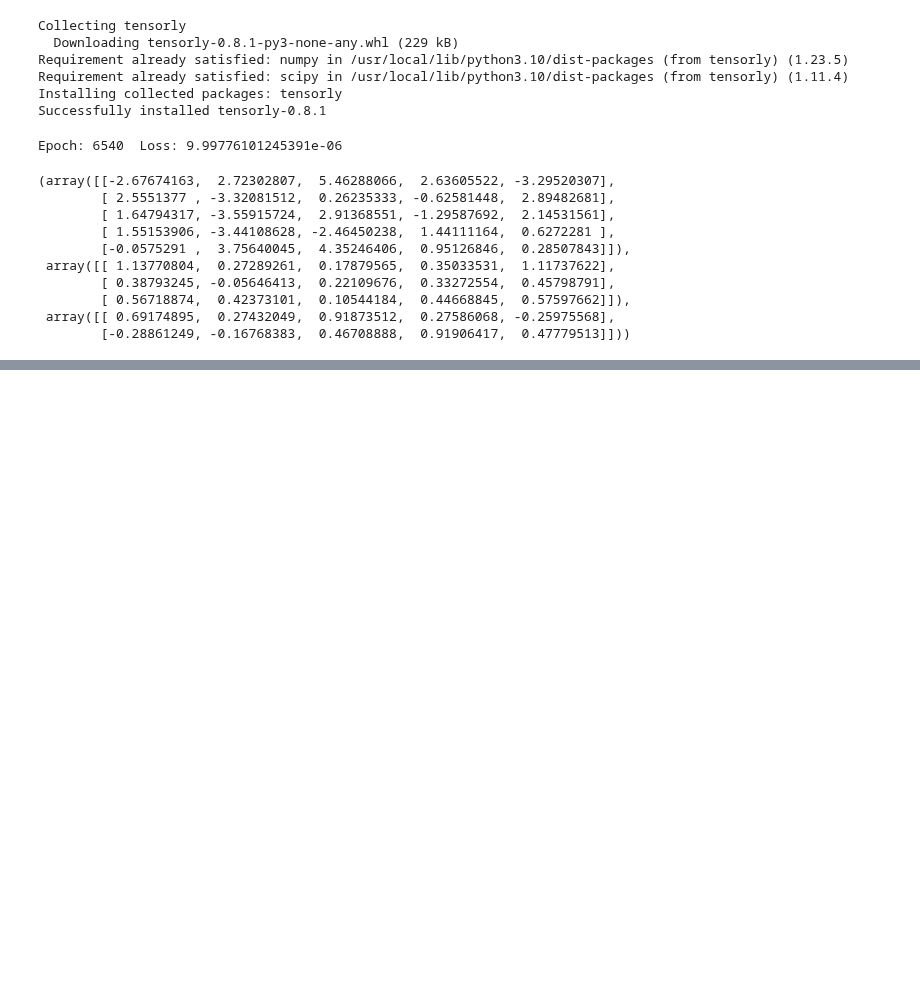
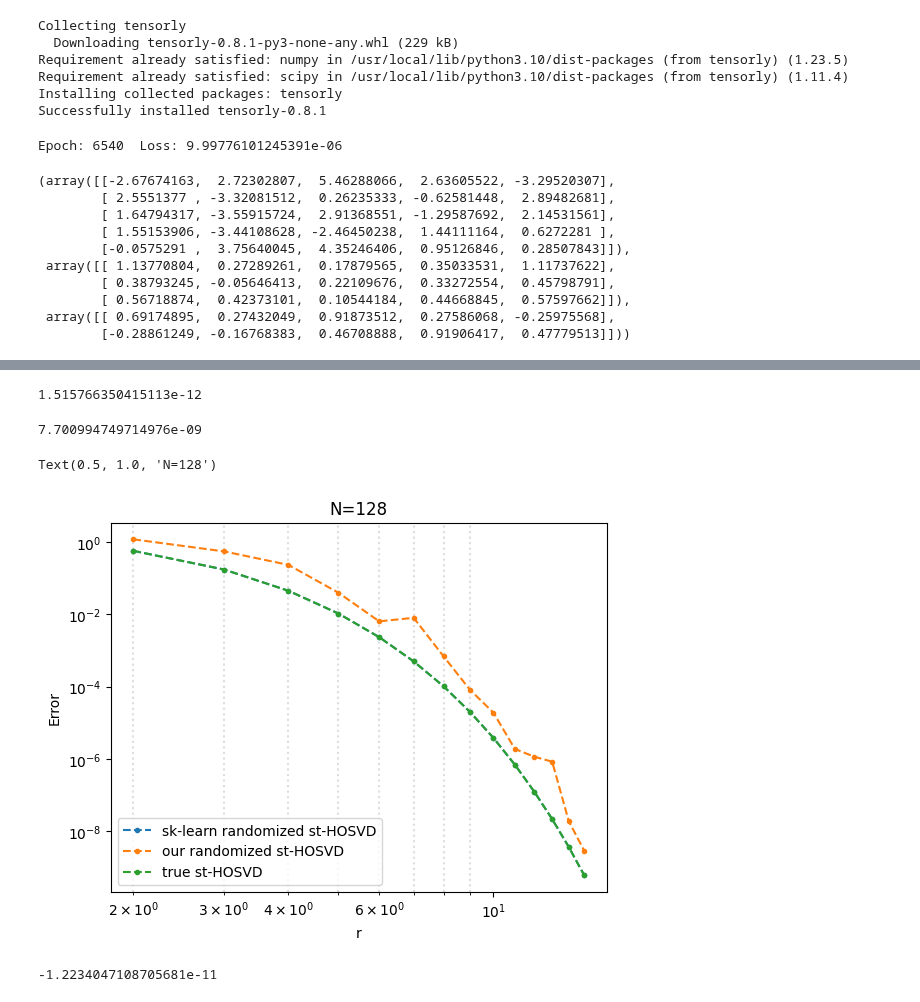
Before and after one commit to ol3gka/AI_Masters_NLA_projects_Matrix_Masters, a Jupyter notebook: Project_2/project_2.ipynb, the cells around one changed output, grey strips where cells are left out. Cells and saved outputs as stored; diff of their text form; code cells hidden in the pictures; blank space fills up the shorter version.

```diff
--- a/Project_2/project_2.ipynb
+++ b/Project_2/project_2.ipynb
@@ -277,0 +396,62 @@ https://github.com/G-Ryzhakov/Constructive-TT/blob/main/cooperative_games.ipynb
+# %%
+# Тесты
+g, u, v, w = mHOSVD_3d(A,15,15,15)
+err(A,g.transpose([0,2,1]), u, v, w.T)
+# %% [output]
+1.515766350415113e-12
+# %%
+T = np.array([(1/(i+2*j+3*k+2)) for i in range(N) for j in range(N) for k in range(N)]).reshape(N, N, N)
+g,u,v,w = HOSVD(T,N,15,homebrew_svd)
+err(T, g,u,v,w)
+# %% [output]
+7.700994749714976e-09
+# %%
+rand_times = []
+r1 = 2
+r2 = 2
+r3 = 2
+mhosvd_array=[]
+randomized_array=[]
+homebrew_array=[]
+true_array=[]
+T = np.array([1/(i+2*j+3*k+2) for i in range(N) for j in range(N) for k in range(N)]).reshape(N, N, N)
+#Nm = np.array([2**i for i in range(5,9)])
+for r in range(2,16):
+    r1,r2,r3=r,r,r
+    N = 128
+    #start_time = time.time()
+    G, U1, U2, U3 = HOSVD(T, N,[r1, r2, r3],randomized_svd)
+    #end_time = time.time()
+    randomized_array.append(err(T,G,U1,U2,U3))
+
+    #start_time = time.time()
+    G, U1, U2, U3 = HOSVD(T, N,[r1, r2, r3],homebrew_svd)
+    #end_time = time.time()
+    homebrew_array.append(err(T,G,U1,U2,U3))
+
+    #start_time = time.time()
+    G, U1, U2, U3 = HOSVD(T, N,[r1, r2, r3],true_svd)
+    #end_time = time.time()
+    true_array.append(err(T,G,U1,U2,U3))
+
+    #start_time = time.time()
+    G, U1, U2, U3 = mHOSVD_3d(T, r1, r2, r3)
+    #end_time = time.time()
+    mhosvd_array.append(err(T,G.transpose([1,0,2]),U1,U2,U3.T))
+    #mhosvd_array.append(np.linalg.norm((U3@((U2@((U1 @ G.reshape(r3, r2*r1)).reshape(N, r2, r1)).transpose([1, 2, 0]).reshape(r2, r1*N)).reshape(N, r1, N).transpose([1, 0, 2])).reshape(r1, N**2)) - T.reshape(N, N**2)))
+# %%
+fm = [i for i in range(2,16)]
+plt.loglog(fm, randomized_array,'.--',fm, homebrew_array,'.--', fm,true_array,'.--')
+plt.grid(which='minor', color='#DDDDDD', linestyle=':', linewidth=1.5)
+plt.legend(['sk-learn randomized st-HOSVD', 'our randomized st-HOSVD', 'true st-HOSVD','HOSVD'])
+plt.xlabel('r')
+plt.ylabel('Error')
+plt.title('N=128')
+# %% [output]
+Text(0.5, 1.0, 'N=128')
+[figure, added]
+# %%
+#Проверил правильность
+g@w[:,10]@u[10,:]@v[10,:] - T[10,10,10]
+# %% [output]
+-1.2234047108705681e-11
```
Also changed, not shown: parts of 6 cells of this notebook.
